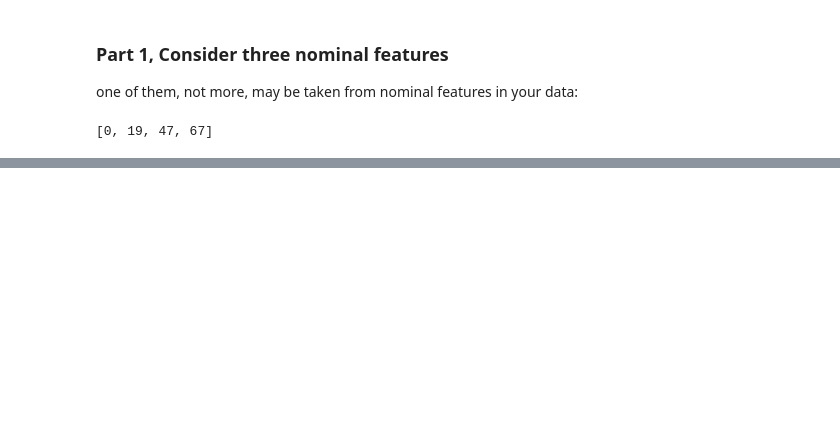
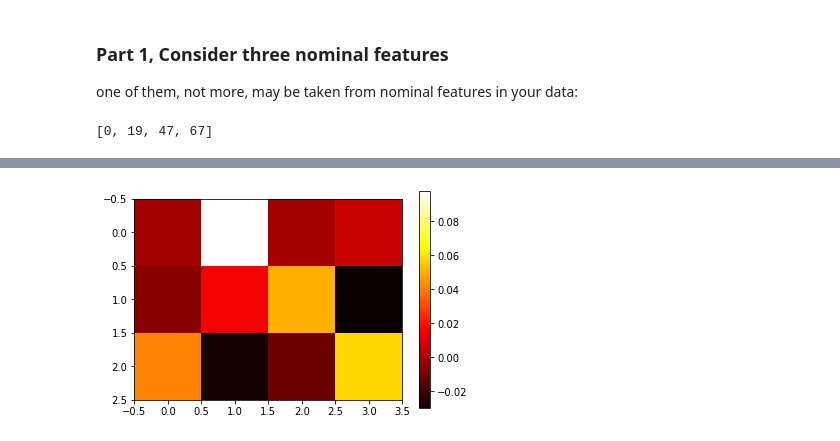
Before and after one commit to Sorooshi/Modern_Methods_of_Data_Analysis, a Jupyter notebook: codes/Contingency.ipynb, the cells around one changed output, grey strips where cells are left out. Drawn from its saved outputs; the diff is of its cells as text; code cells hidden in the pictures; blank space fills up the shorter version.

```diff
--- a/codes/Contingency.ipynb
+++ b/codes/Contingency.ipynb
@@ -295,0 +272,4 @@ print(np.sum(relative_G_H, axis=0), np.sum(np.sum(relative_G_H, axis=1)))
+# %%
+conditional_T_H = np.divide(contingency_T_H[:-1, :-1], marg_freq_H)
+print("Conditional T given H:", "\n \n",
+      conditional_T_H)
@@ -295,0 +319,3 @@ print(np.sum(relative_G_H, axis=0), np.sum(np.sum(relative_G_H, axis=1)))
+# %%
+quetelet_T_H = np.subtract(np.divide(conditional_T_H, marg_freq_T/x.shape[0]), 1)
+quetelet_T_H
@@ -295,0 +443,7 @@ print(np.sum(relative_G_H, axis=0), np.sum(np.sum(relative_G_H, axis=1)))
+# %%
+plt.imshow(heat_map_quet_T_H, cmap='hot',
+           interpolation='nearest')
+plt.colorbar()
+plt.show()
+# %% [output]
+[figure, added]
```
Also changed, not shown: parts of 70 cells of this notebook, 3 other files.
